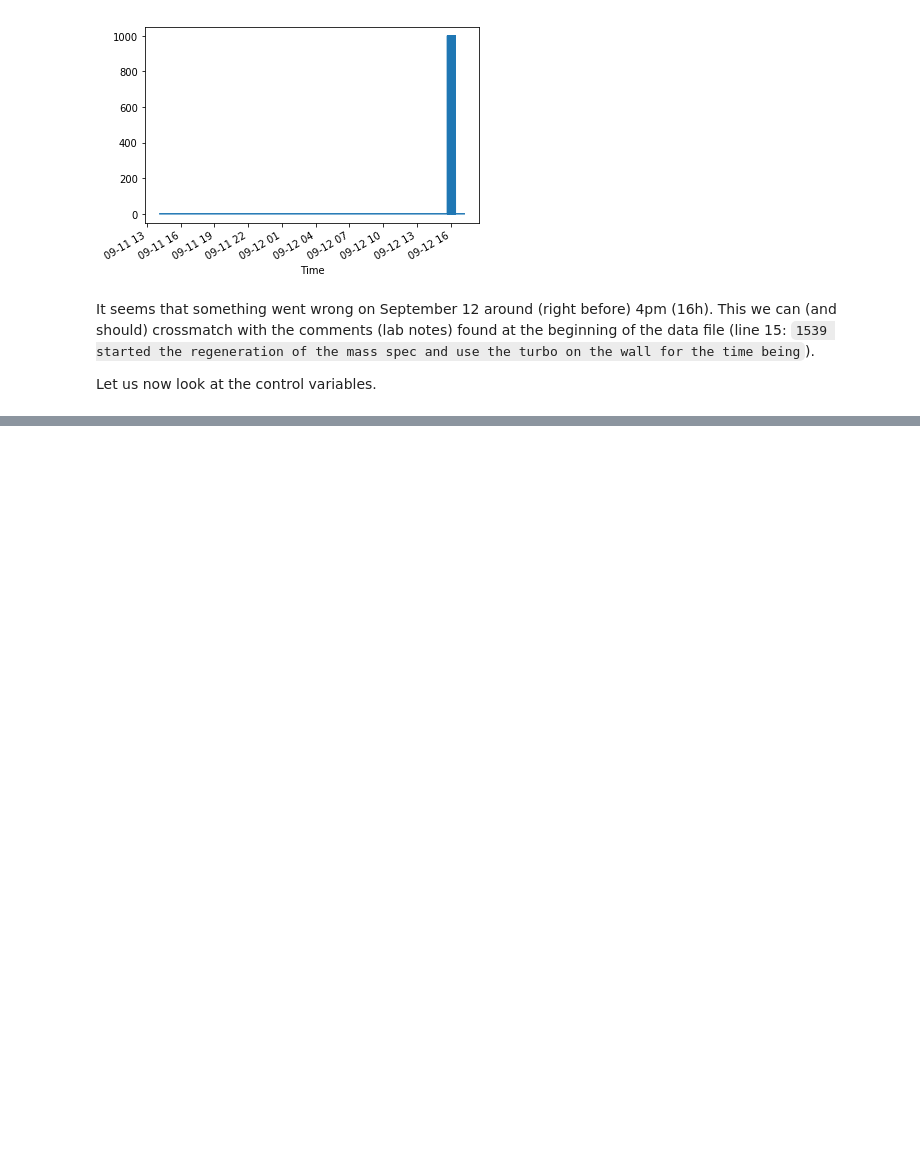
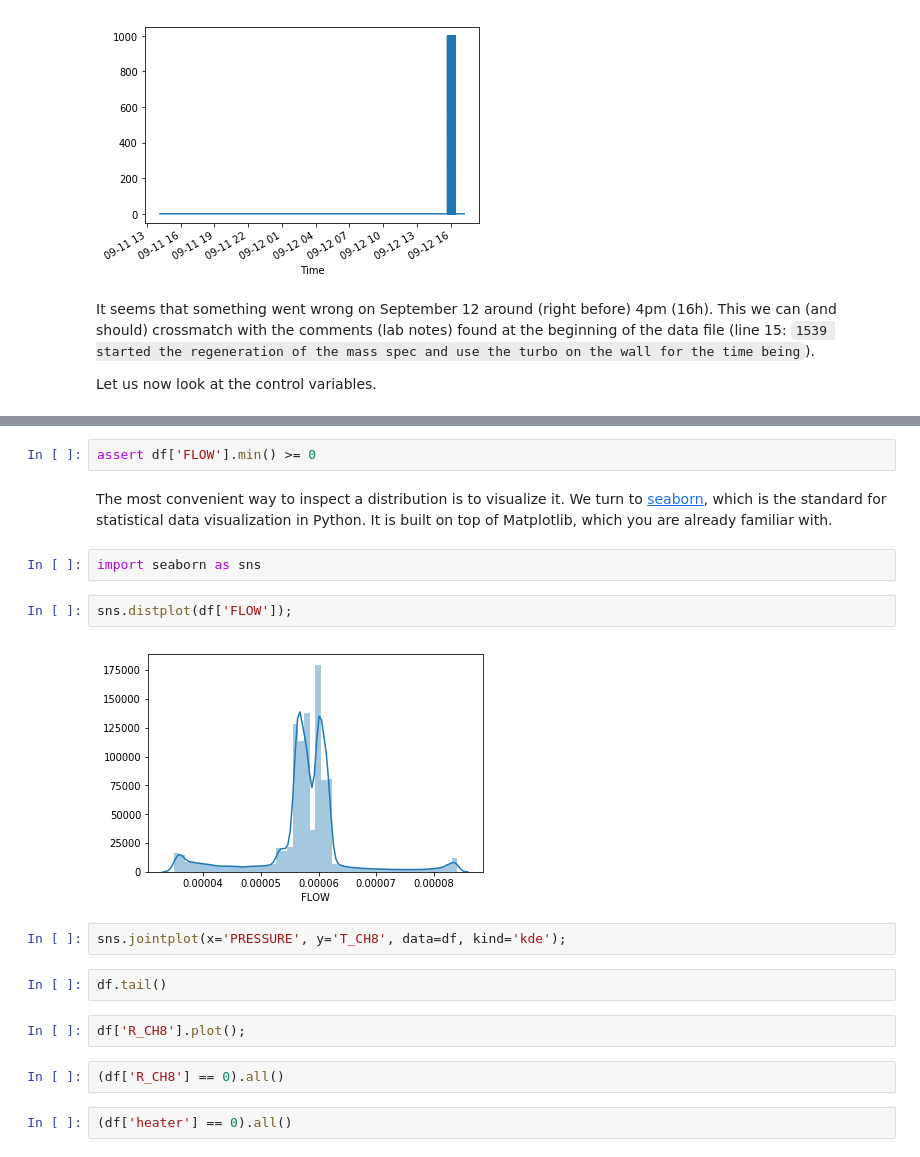
Before and after one commit to mkcor/exp-testing, a Jupyter notebook: demo.ipynb, the cells around one changed output, grey strips where cells are left out. Cells and saved outputs as stored; diff of their text form; blank space fills up the shorter version.

```diff
--- a/demo.ipynb
+++ b/demo.ipynb
@@ -227,0 +253,20 @@ df[['PRESSURE', 'T_CH8']].plot()
+# %%
+assert df['FLOW'].min() >= 0
+# %% [markdown]
+The most convenient way to inspect a distribution is to visualize it. We turn to [seaborn](https://seaborn.pydata.org/), which is the standard for statistical data visualization in Python. It is built on top of Matplotlib, which you are already familiar with.
+# %%
+import seaborn as sns
+# %%
+sns.distplot(df['FLOW']);
+# %% [output]
+[figure, added]
+# %%
+sns.jointplot(x='PRESSURE', y='T_CH8', data=df, kind='kde');
+# %%
+df.tail()
+# %%
+df['R_CH8'].plot();
+# %%
+(df['R_CH8'] == 0).all()
+# %%
+(df['heater'] == 0).all()
```
Also changed, not shown: parts of 16 cells of this notebook.
